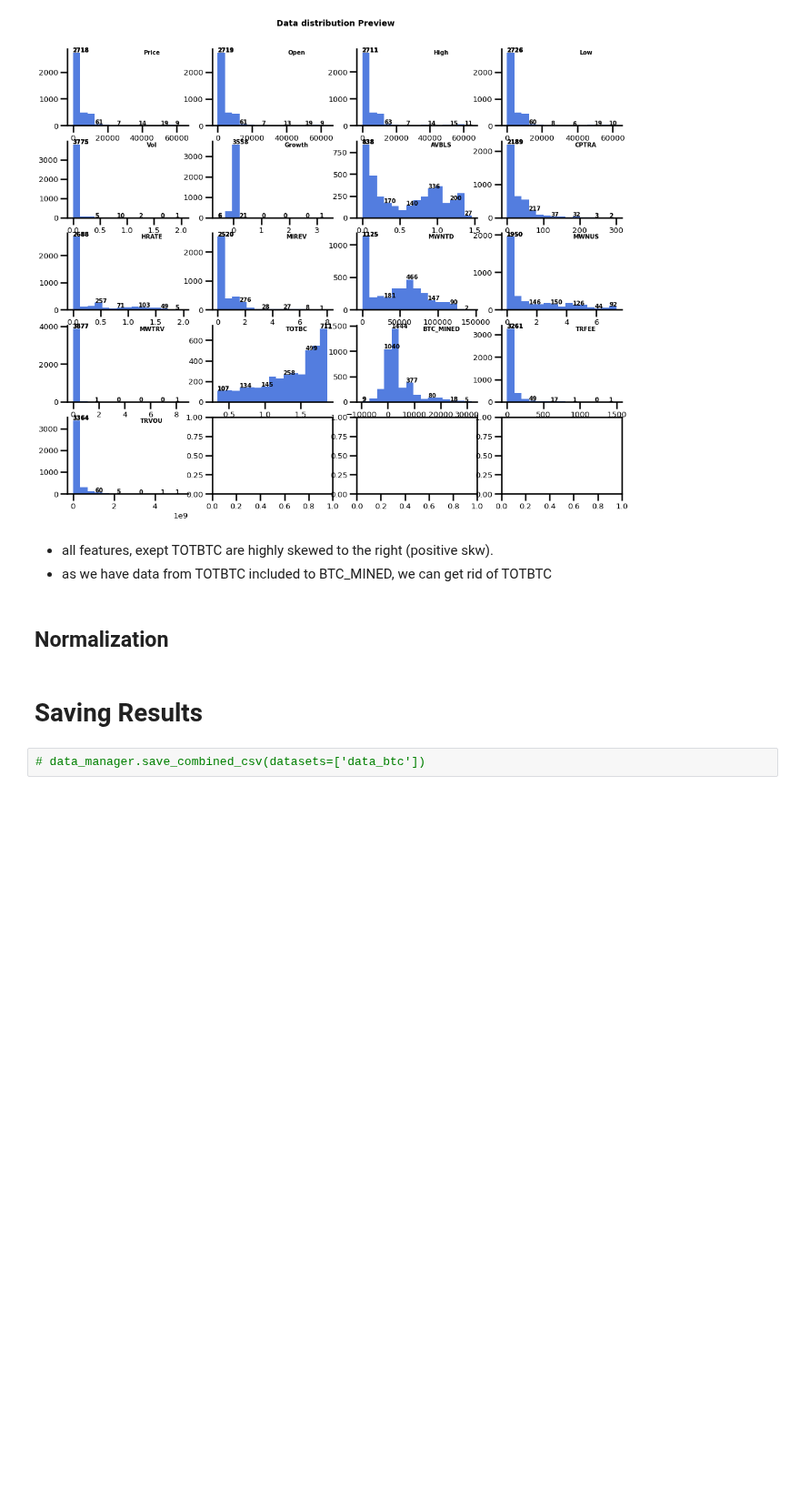
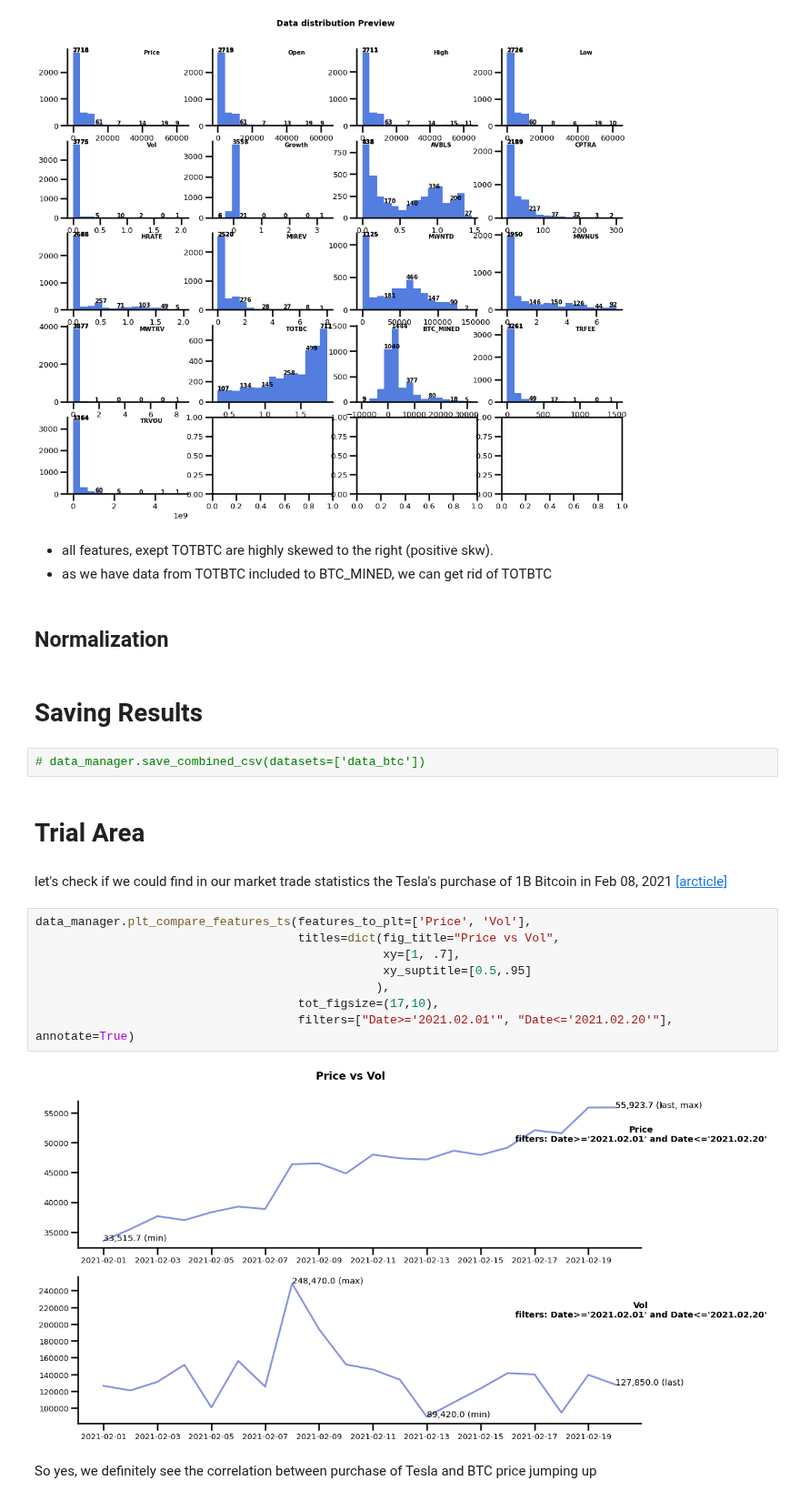
Before and after one commit to serg-razum-off/DFP-Numeric-2, a Jupyter notebook: train/btc_eda_playground.ipynb, the cells around one changed output. Shown at 91% size. Drawn from its saved outputs; the diff is of its cells as text; blank space fills up the shorter version.

```diff
--- a/train/btc_eda_playground.ipynb
+++ b/train/btc_eda_playground.ipynb
@@ -127,3 +132,19 @@ data_manager.plt_hist_grid(figsize=(17,14), bins=15, y=.88, x=.70, ann_fontsize=
 # Saving Results
 # %%
 # data_manager.save_combined_csv(datasets=['data_btc'])
+# %% [markdown]
+# Trial Area
+# %% [markdown]
+let's check if we could find in our market trade statistics the Tesla's purchase of 1B Bitcoin in Feb 08, 2021 [[arcticle]](https://www.cnbc.com/2021/02/08/tesla-buys-1point5-billion-in-bitcoin.html)
+# %%
+data_manager.plt_compare_features_ts(features_to_plt=['Price', 'Vol'],
+                                     titles=dict(fig_title="Price vs Vol",
+                                                 xy=[1, .7],
+                                                 xy_suptitle=[0.5,.95]
+                                                ),
+                                     tot_figsize=(17,10),
+                                     filters=["Date>='2021.02.01'", "Date<='2021.02.20'"], annotate=True)
+# %% [output]
+[figure, added]
+# %% [markdown]
+So yes, we definitely see the correlation between purchase of Tesla and BTC price jumping up
```
Also changed, not shown: parts of 3 cells of this notebook, 1 other file.
